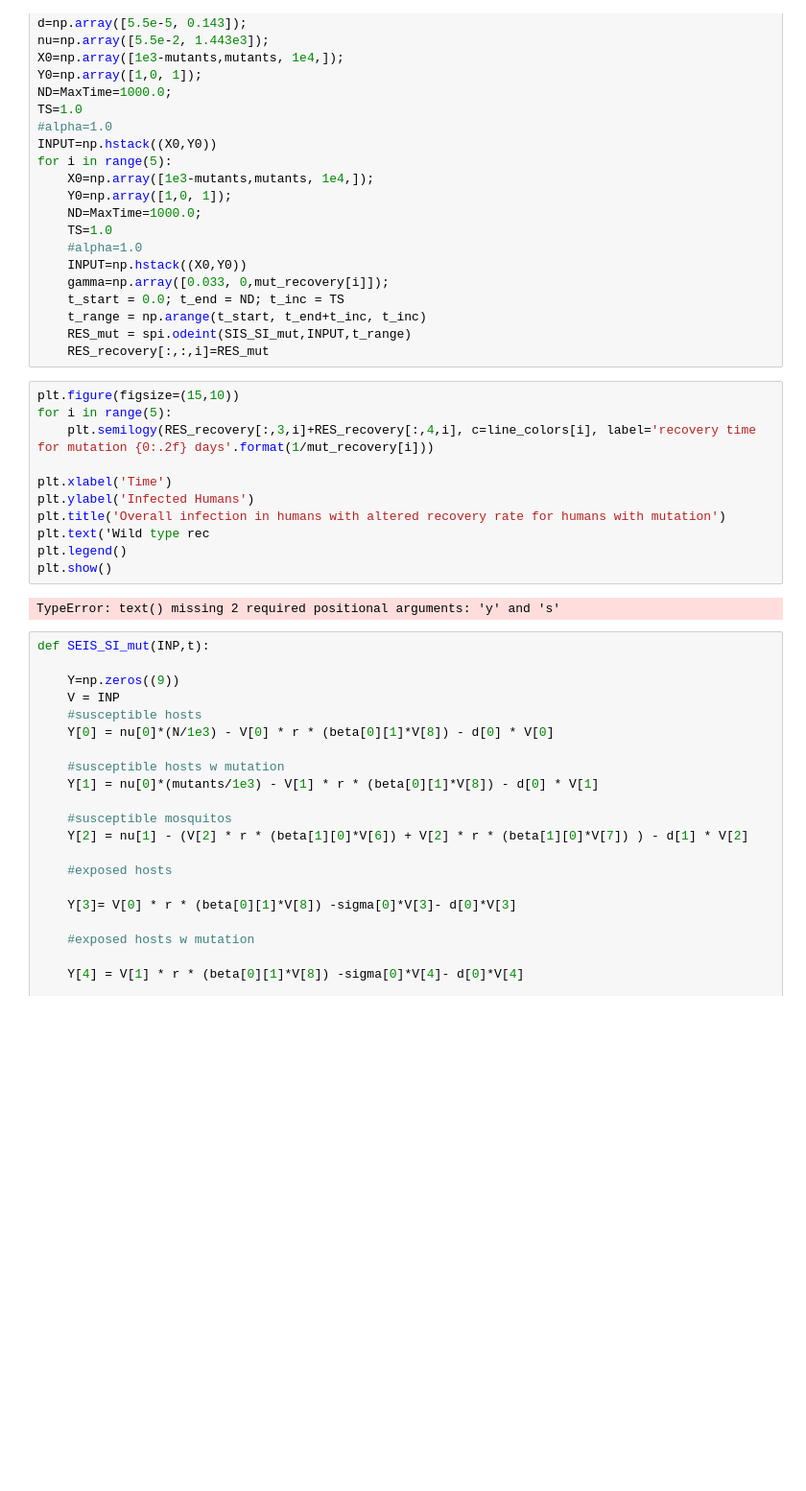
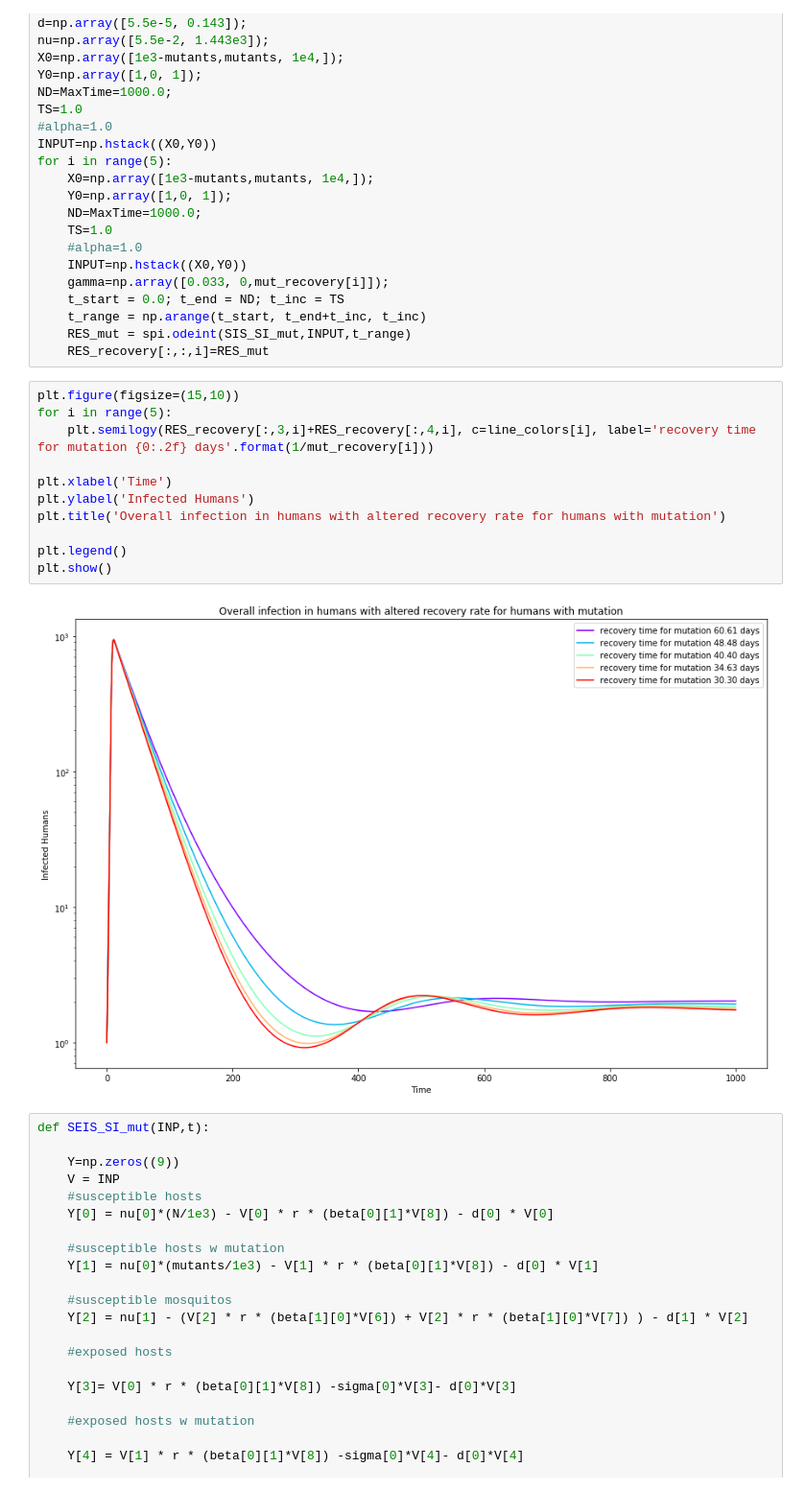
Before and after one commit to susiecant/MSc-project-code, a Jupyter notebook: differential equations with host mutation.ipynb, the cells around one changed output. Shown at 96% size. Saved outputs shown, nothing was run; the diff lists cells and outputs as text; blank space fills up the shorter version.

Commit message:
all graphs should show

```diff
--- a/differential equations with host mutation.ipynb
+++ b/differential equations with host mutation.ipynb
@@ -129,16 +125,16 @@ for i in range(5):
 # %%
 plt.figure(figsize=(15,10))
 for i in range(5):
     plt.semilogy(RES_recovery[:,3,i]+RES_recovery[:,4,i], c=line_colors[i], label='recovery time for mutation {0:.2f} days'.format(1/mut_recovery[i]))
 
 plt.xlabel('Time')
 plt.ylabel('Infected Humans')
 plt.title('Overall infection in humans with altered recovery rate for humans with mutation')
-plt.text('Wild type rec
+
 plt.legend()
 plt.show()
 # %% [output]
-TypeError: text() missing 2 required positional arguments: 'y' and 's'
+[figure, added]
 # %%
 def SEIS_SI_mut(INP,t):
 
```
Also changed, not shown: parts of 1 cell of this notebook.
